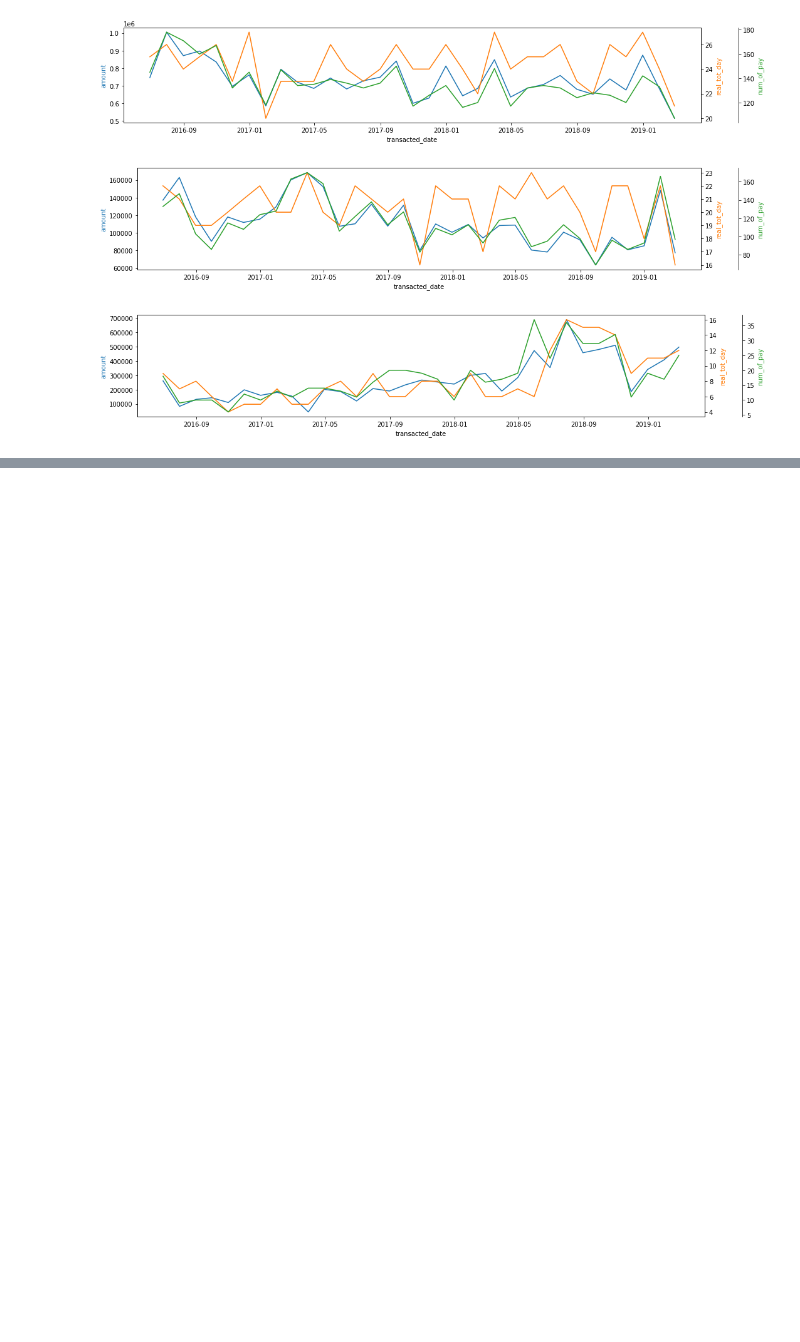
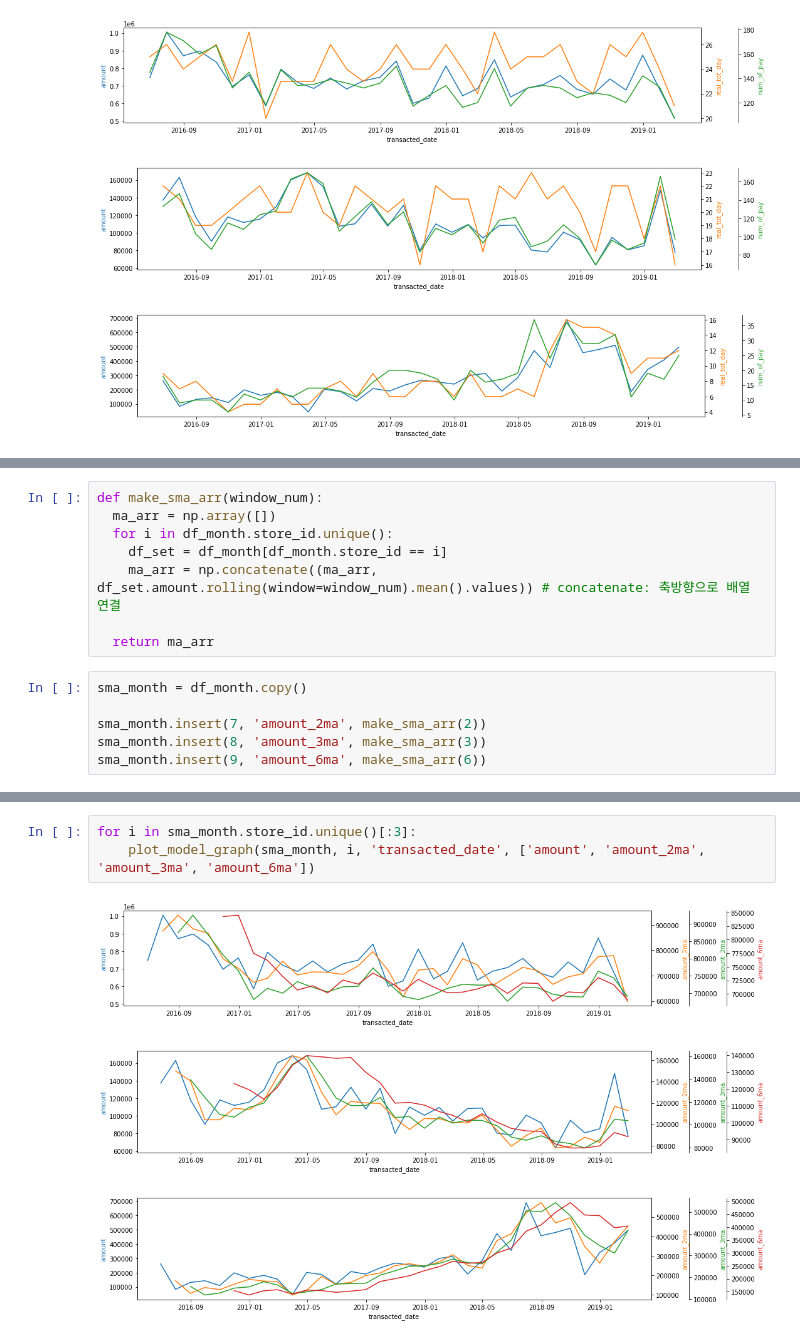
Before and after one commit to factorLee/kaggle-dacon, a Jupyter notebook: dacon/[연습]상점 신용카드 매출 예측 경진대회/baseline필사01.ipynb, the cells around one changed output, grey strips where cells are left out. Cells and saved outputs as stored; diff of their text form; blank space fills up the shorter version.

```diff
--- a/dacon/[연습]상점 신용카드 매출 예측 경진대회/baseline필사01.ipynb
+++ b/dacon/[연습]상점 신용카드 매출 예측 경진대회/baseline필사01.ipynb
@@ -480,0 +494,14 @@ for i in df_month.store_id.unique()[:3]:
+# %%
+def make_sma_arr(window_num):
+  ma_arr = np.array([])
+  for i in df_month.store_id.unique():
+    df_set = df_month[df_month.store_id == i]
+    ma_arr = np.concatenate((ma_arr, df_set.amount.rolling(window=window_num).mean().values)) # concatenate: 축방향으로 배열 연결
+
+  return ma_arr
+# %%
+sma_month = df_month.copy()
+
+sma_month.insert(7, 'amount_2ma', make_sma_arr(2))
+sma_month.insert(8, 'amount_3ma', make_sma_arr(3))
+sma_month.insert(9, 'amount_6ma', make_sma_arr(6))
@@ -480,0 +519,7 @@ for i in df_month.store_id.unique()[:3]:
+# %%
+for i in sma_month.store_id.unique()[:3]:
+    plot_model_graph(sma_month, i, 'transacted_date', ['amount', 'amount_2ma', 'amount_3ma', 'amount_6ma'])
+# %% [output]
+[figure, added]
+[figure, added]
+[figure, added]
```
Also changed, not shown: parts of 18 cells of this notebook.
